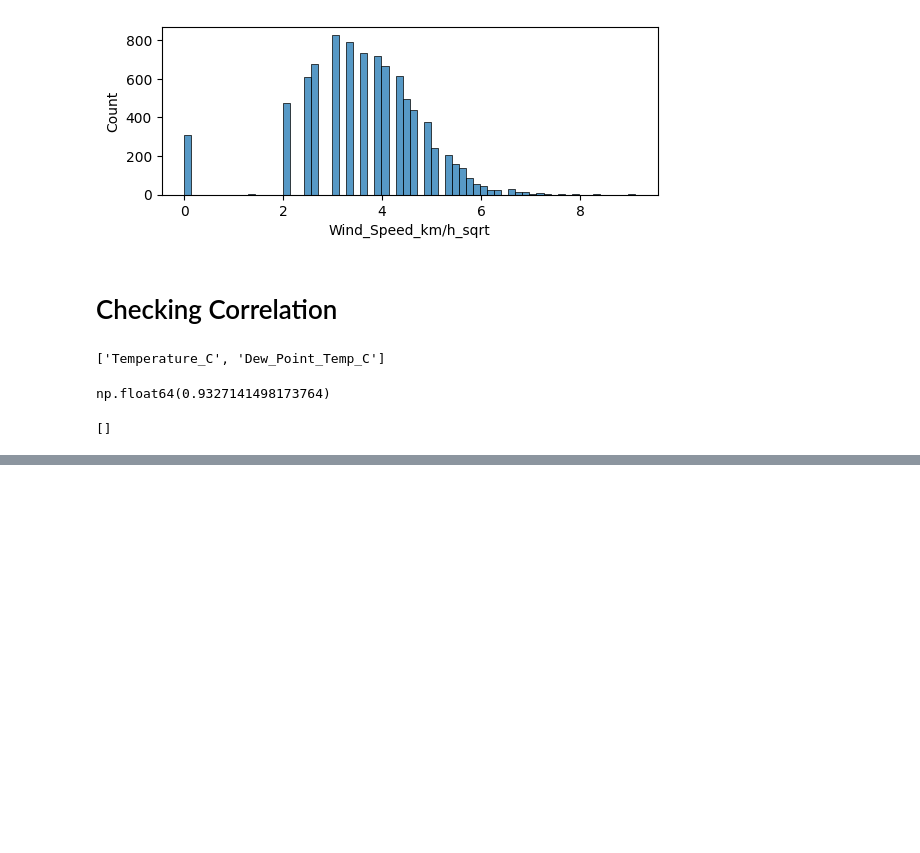
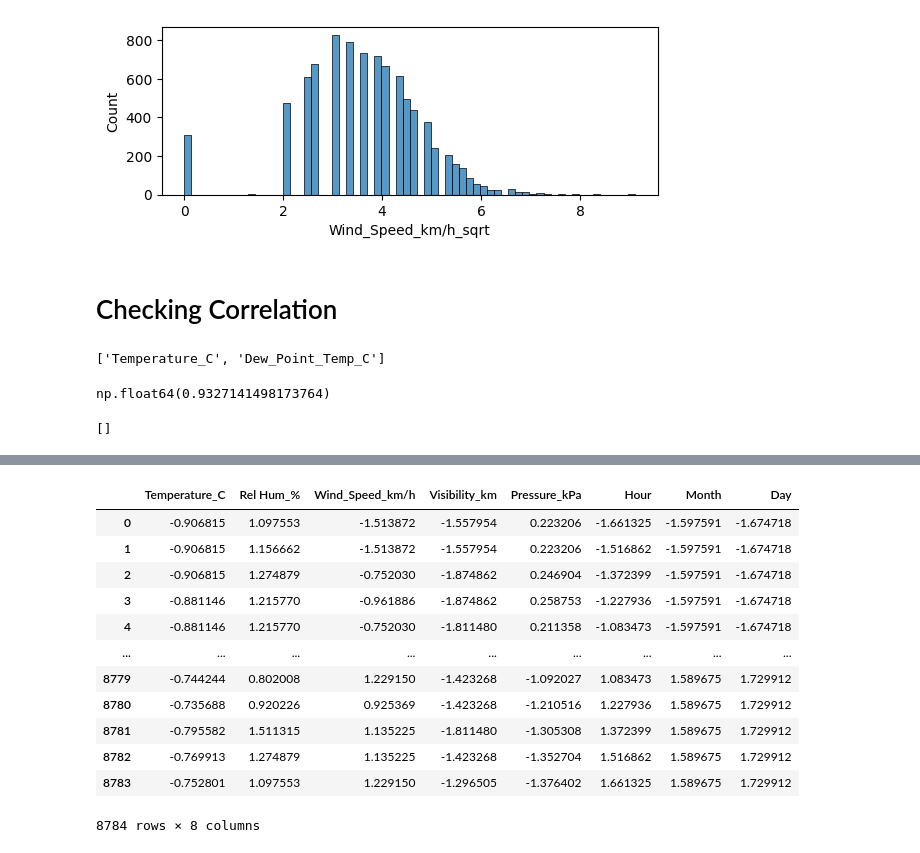
Before and after one commit to trailokya-world/Weather-Data-Analysis, a Jupyter notebook: ML Extention/Data Cleaning and Preprocessing.ipynb, the cells around one changed output, grey strips where cells are left out. Drawn from its saved outputs; the diff is of its cells as text; code cells hidden in the pictures; blank space fills up the shorter version.

```diff
--- a/ML Extention/Data Cleaning and Preprocessing.ipynb
+++ b/ML Extention/Data Cleaning and Preprocessing.ipynb
@@ -181,0 +184,6 @@ print(corr_martix)
+# %%
+from sklearn.preprocessing import StandardScaler
+
+scaler = StandardScaler()
+# %%
+x=pd.DataFrame(scaler.fit_transform(x),columns=x.columns)
@@ -181,0 +216,2 @@ print(corr_martix)
+# %%
+x=pd.DataFrame(np.nan_to_num(x,posinf=0,neginf=0),columns=x.columns)
@@ -181,0 +230,18 @@ print(corr_martix)
+# %%
+x=pd.DataFrame(scaler.fit_transform(x),columns=x.columns)
+# %%
+x
+# %% [output]
+|  | Temperature_C | Rel Hum_% | Wind_Speed_km/h | Visibility_km | Pressure_kPa | Hour | Month | Day |
+| 0 | -0.906815 | 1.097553 | -1.513872 | -1.557954 | 0.223206 | -1.661325 | -1.597591 | -1.674718 |
+| 1 | -0.906815 | 1.156662 | -1.513872 | -1.557954 | 0.223206 | -1.516862 | -1.597591 | -1.674718 |
+| 2 | -0.906815 | 1.274879 | -0.752030 | -1.874862 | 0.246904 | -1.372399 | -1.597591 | -1.674718 |
+| 3 | -0.881146 | 1.215770 | -0.961886 | -1.874862 | 0.258753 | -1.227936 | -1.597591 | -1.674718 |
+| 4 | -0.881146 | 1.215770 | -0.752030 | -1.811480 | 0.211358 | -1.083473 | -1.597591 | -1.674718 |
+| ... | ... | ... | ... | ... | ... | ... | ... | ... |
+| 8779 | -0.744244 | 0.802008 | 1.229150 | -1.423268 | -1.092027 | 1.083473 | 1.589675 | 1.729912 |
+| 8780 | -0.735688 | 0.920226 | 0.925369 | -1.423268 | -1.210516 | 1.227936 | 1.589675 | 1.729912 |
+| 8781 | -0.795582 | 1.511315 | 1.135225 | -1.811480 | -1.305308 | 1.372399 | 1.589675 | 1.729912 |
+| 8782 | -0.769913 | 1.274879 | 1.135225 | -1.423268 | -1.352704 | 1.516862 | 1.589675 | 1.729912 |
+| 8783 | -0.752801 | 1.097553 | 1.229150 | -1.296505 | -1.376402 | 1.661325 | 1.589675 | 1.729912 |
+8784 rows × 8 columns
```
Also changed, not shown: parts of 5 cells of this notebook.
